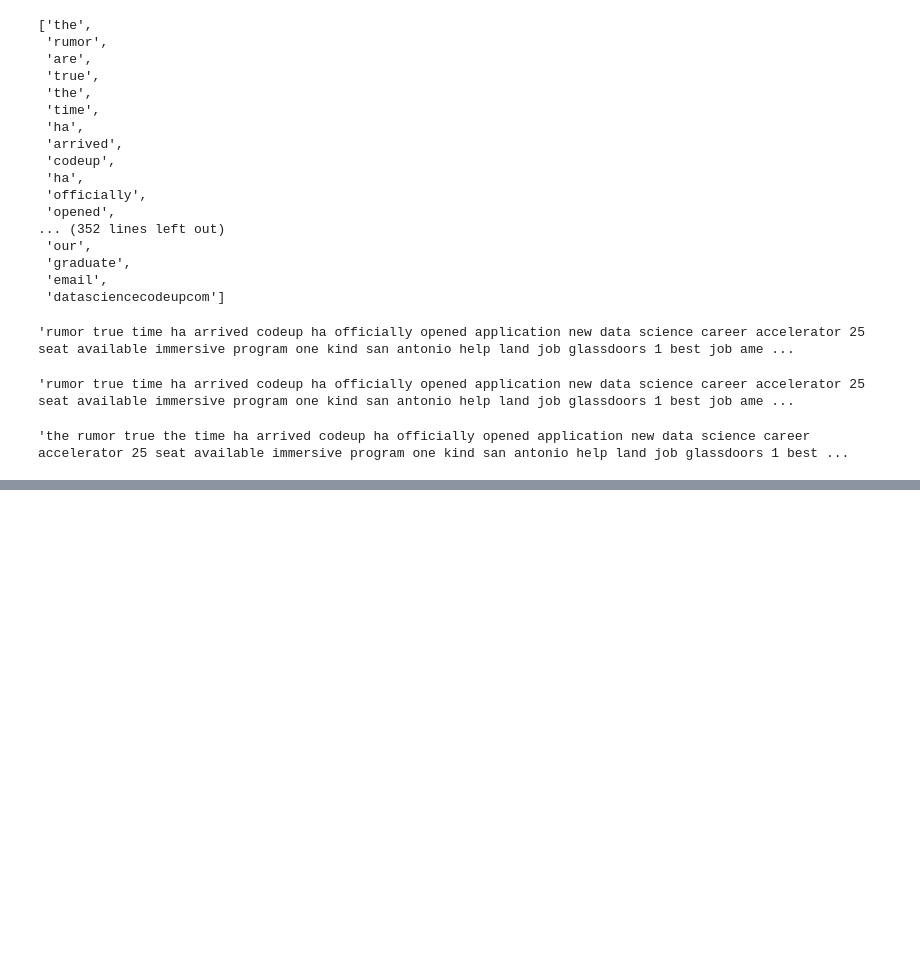
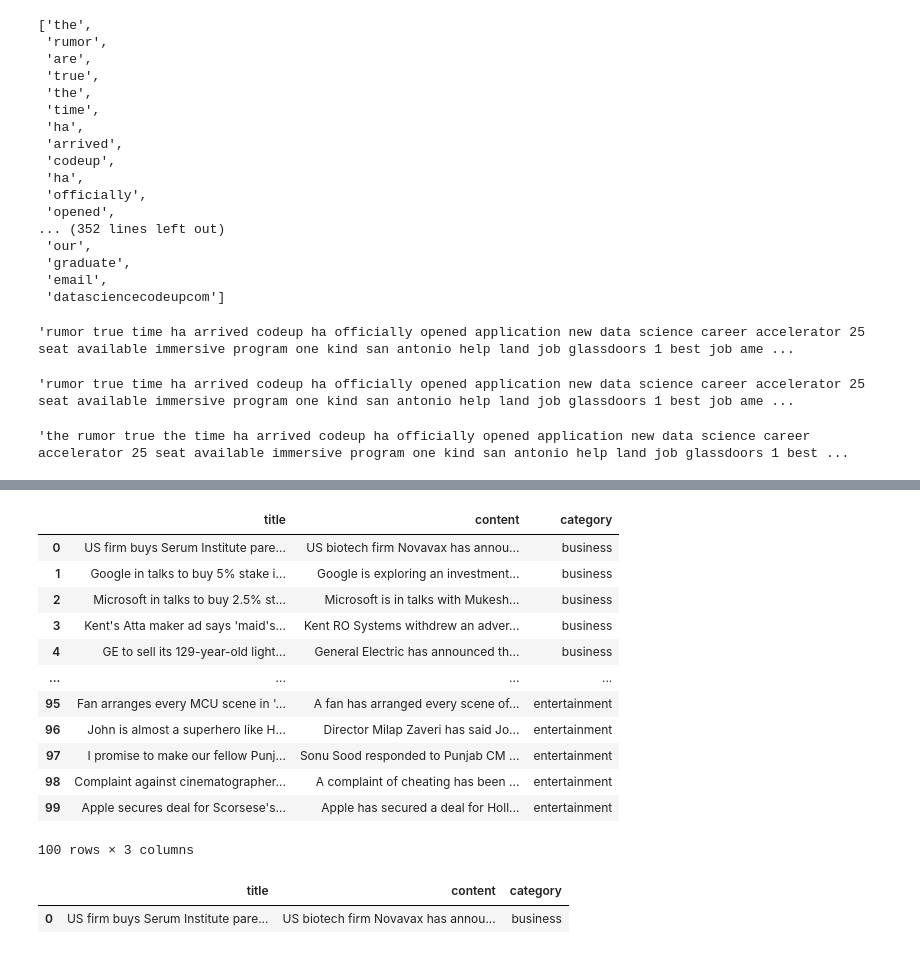
Before and after one commit to aleclhartman/natural-language-processing, a Jupyter notebook: prepare.ipynb, the cells around one changed output, grey strips where cells are left out. Saved outputs shown, nothing was run; the diff lists cells and outputs as text; code cells hidden in the pictures; blank space fills up the shorter version.

```diff
--- a/prepare.ipynb
+++ b/prepare.ipynb
@@ -471,0 +537,23 @@ article_extra_and_exclude_stopwords
+# %%
+news_articles = ac.get_news_articles(categories=["business", "sports", "technology", "entertainment"])
+news_articles
+# %% [output]
+|  | title | content | category |
+| 0 | US firm buys Serum Institute pare... | US biotech firm Novavax has annou... | business |
+| 1 | Google in talks to buy 5% stake i... | Google is exploring an investment... | business |
+| 2 | Microsoft in talks to buy 2.5% st... | Microsoft is in talks with Mukesh... | business |
+| 3 | Kent's Atta maker ad says 'maid's... | Kent RO Systems withdrew an adver... | business |
+| 4 | GE to sell its 129-year-old light... | General Electric has announced th... | business |
+| ... | ... | ... | ... |
+| 95 | Fan arranges every MCU scene in '... | A fan has arranged every scene of... | entertainment |
+| 96 | John is almost a superhero like H... | Director Milap Zaveri has said Jo... | entertainment |
+| 97 | I promise to make our fellow Punj... | Sonu Sood responded to Punjab CM ... | entertainment |
+| 98 | Complaint against cinematographer... | A complaint of cheating has been ... | entertainment |
+| 99 | Apple secures deal for Scorsese's... | Apple has secured a deal for Holl... | entertainment |
+100 rows × 3 columns
+# %%
+news_article = news_articles.head(1)
+news_article
+# %% [output]
+|  | title | content | category |
+| 0 | US firm buys Serum Institute pare... | US biotech firm Novavax has annou... | business |
```
Also changed, not shown: parts of 28 cells of this notebook, 1 other file.
